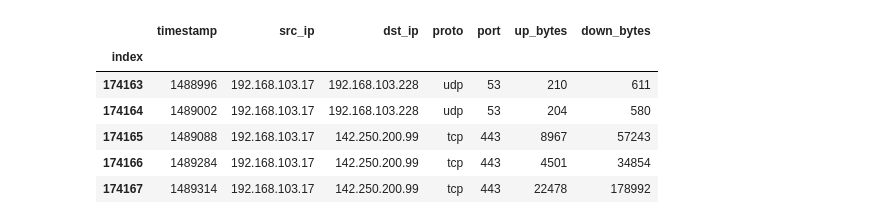
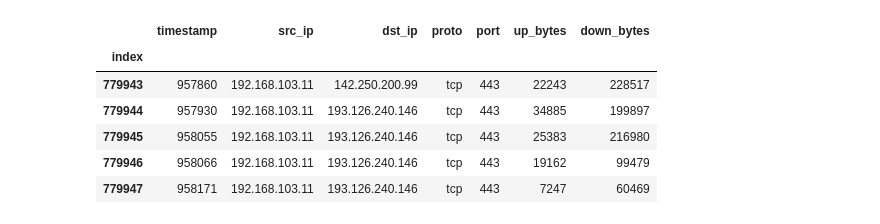
Before and after one commit to NiMouh/AD_SR, a Jupyter notebook: Project.ipynb, the cells around one changed output. Saved outputs shown, nothing was run; the diff lists cells and outputs as text; code cells hidden in the pictures.

```diff
--- a/Project.ipynb
+++ b/Project.ipynb
@@ -29,12 +27,14 @@ The dataframe contains the following columns:
-# %%
-dataframe = pd.read_parquet('datasets/dataset3/test3.parquet')
-dataframe.head()
-# %% [output]
-|  | timestamp | src_ip | dst_ip | proto | port | up_bytes | down_bytes |
-| index |  |  |  |  |  |  |  |
-| 174163 | 1488996 | 192.168.103.17 | 192.168.103.228 | udp | 53 | 210 | 611 |
-| 174164 | 1489002 | 192.168.103.17 | 192.168.103.228 | udp | 53 | 204 | 580 |
-| 174165 | 1489088 | 192.168.103.17 | 142.250.200.99 | tcp | 443 | 8967 | 57243 |
-| 174166 | 1489284 | 192.168.103.17 | 142.250.200.99 | tcp | 443 | 4501 | 34854 |
-| 174167 | 1489314 | 192.168.103.17 | 142.250.200.99 | tcp | 443 | 22478 | 178992 |
+# %%
+non_anomalous_df = pd.read_parquet('datasets/dataset3/data3.parquet')
+anomalous_df = pd.read_parquet('datasets/dataset3/test3.parquet')
+servers_df = pd.read_parquet('datasets/dataset3/servers3.parquet')
+non_anomalous_df.head()
+# %% [output]
+|  | timestamp | src_ip | dst_ip | proto | port | up_bytes | down_bytes |
+| index |  |  |  |  |  |  |  |
+| 779943 | 957860 | 192.168.103.11 | 142.250.200.99 | tcp | 443 | 22243 | 228517 |
+| 779944 | 957930 | 192.168.103.11 | 193.126.240.146 | tcp | 443 | 34885 | 199897 |
+| 779945 | 958055 | 192.168.103.11 | 193.126.240.146 | tcp | 443 | 25383 | 216980 |
+| 779946 | 958066 | 192.168.103.11 | 193.126.240.146 | tcp | 443 | 19162 | 99479 |
+| 779947 | 958171 | 192.168.103.11 | 193.126.240.146 | tcp | 443 | 7247 | 60469 |
 # %% [markdown]
```
Also changed, not shown: parts of 12 cells of this notebook, 1 other file.
